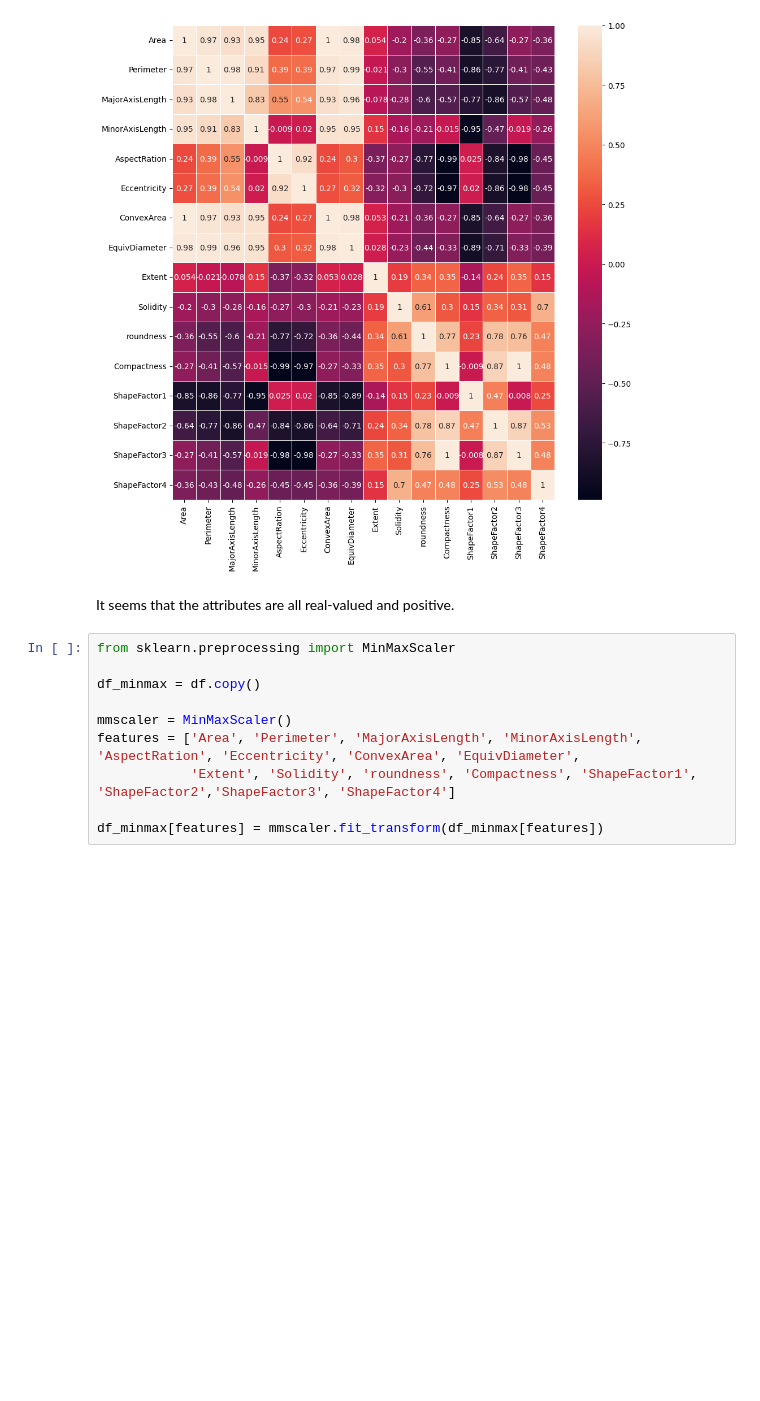
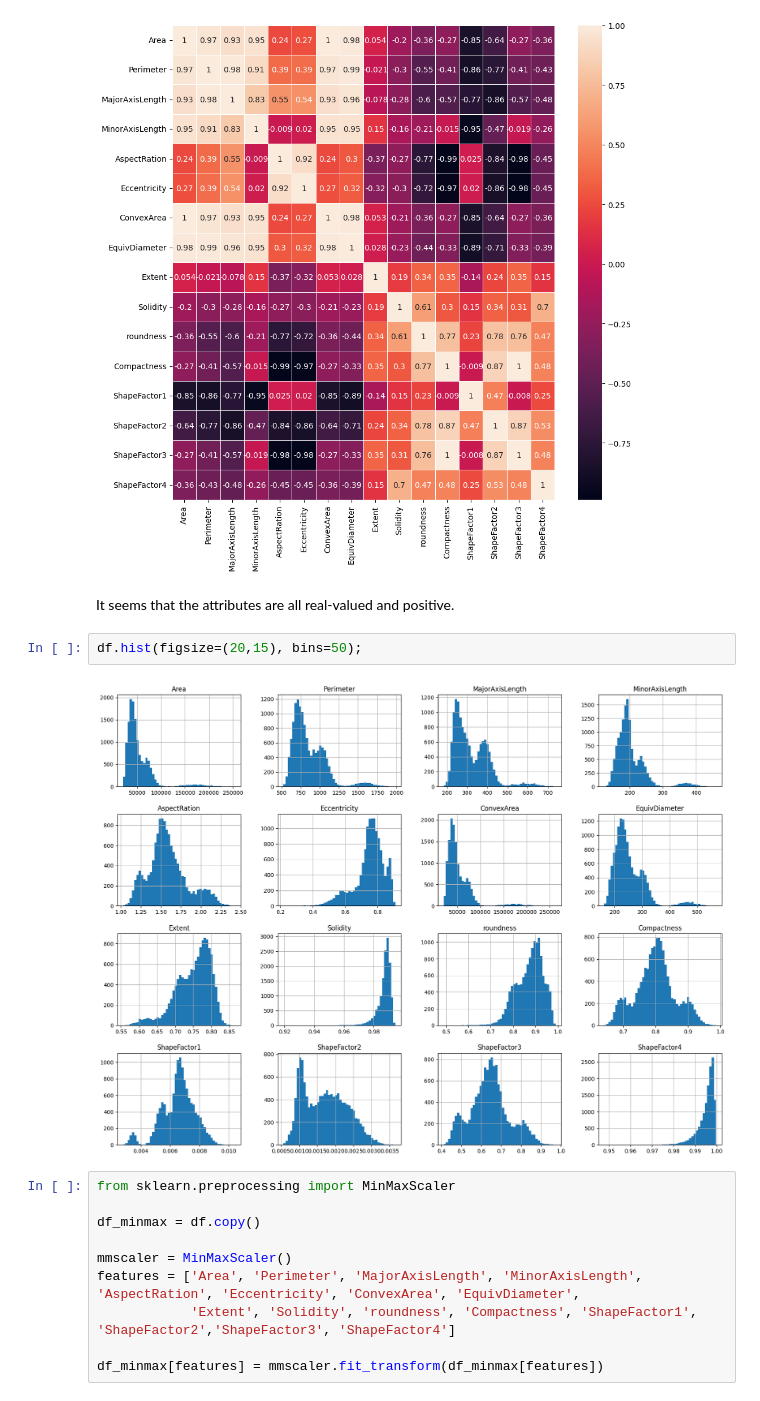
Before and after one commit to samuponz/drybeans, a Jupyter notebook: feature_scaling.ipynb, the cells around one changed output. Cells and saved outputs as stored; diff of their text form; blank space fills up the shorter version.

```diff
--- a/feature_scaling.ipynb
+++ b/feature_scaling.ipynb
@@ -48,6 +48,10 @@ fig.tight_layout()
 [figure]
 # %% [markdown]
 It seems that the attributes are all real-valued and positive.
+# %%
+df.hist(figsize=(20,15), bins=50);
+# %% [output]
+[figure, added]
 # %%
 from sklearn.preprocessing import MinMaxScaler
 
```
Also changed, not shown: parts of 2 cells of this notebook.
